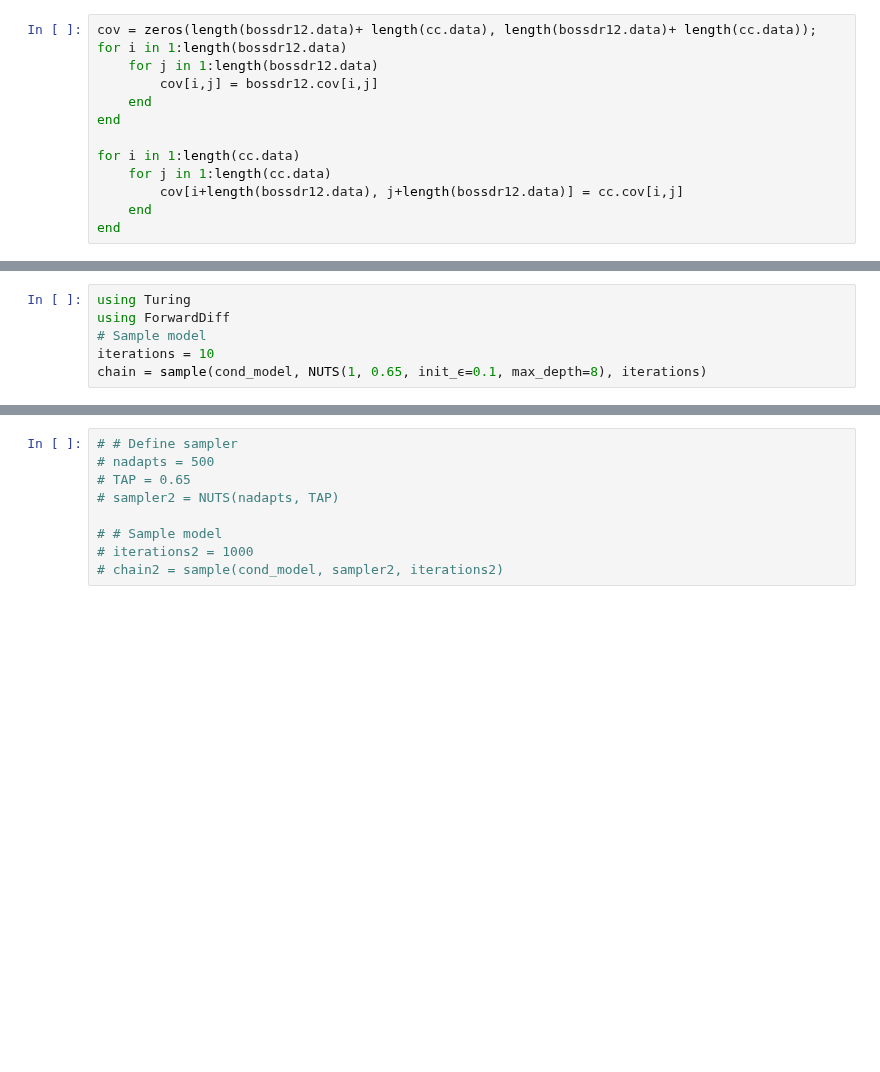
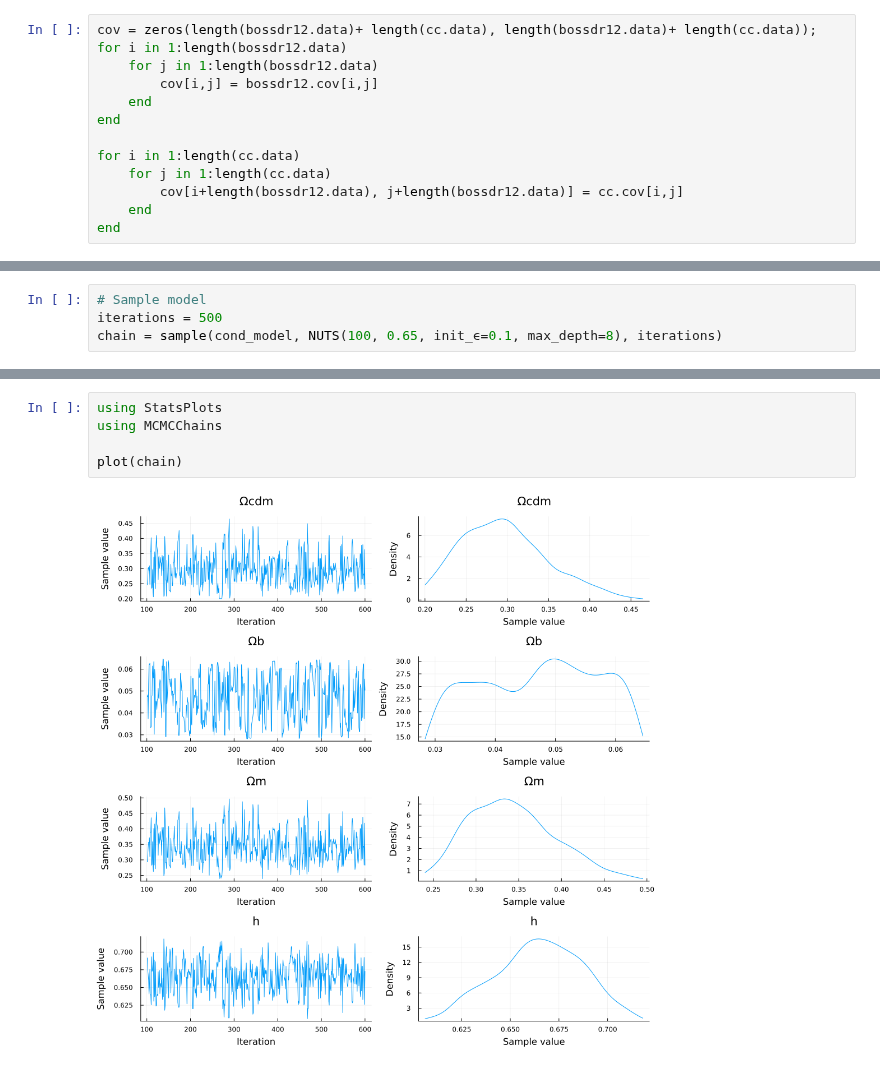
Before and after one commit to JaimeRZP/wb_gp, a Jupyter notebook: Tanvi/stat_inf_1.ipynb, the cells around one changed output, grey strips where cells are left out. Drawn from its saved outputs; the diff is of its cells as text; blank space fills up the shorter version.

Commit message:
fast chain

```diff
--- a/Tanvi/stat_inf_1.ipynb
+++ b/Tanvi/stat_inf_1.ipynb
@@ -89,6 +93,4 @@ cond_model = model(data)
 # %%
-using Turing
-using ForwardDiff
 # Sample model
-iterations = 10
-chain = sample(cond_model, NUTS(1, 0.65, init_ϵ=0.1, max_depth=8), iterations)
+iterations = 500
+chain = sample(cond_model, NUTS(100, 0.65, init_ϵ=0.1, max_depth=8), iterations)
@@ -95,9 +115,7 @@ chain = sample(cond_model, NUTS(1, 0.65, init_ϵ=0.1, max_depth=8), iterations)
 # %%
-# # Define sampler
-# nadapts = 500
-# TAP = 0.65
-# sampler2 = NUTS(nadapts, TAP)
+using StatsPlots
+using MCMCChains
 
-# # Sample model
-# iterations2 = 1000
-# chain2 = sample(cond_model, sampler2, iterations2)
+plot(chain)
+# %% [output]
+[figure, added]
```
Also changed, not shown: parts of 6 cells of this notebook.
